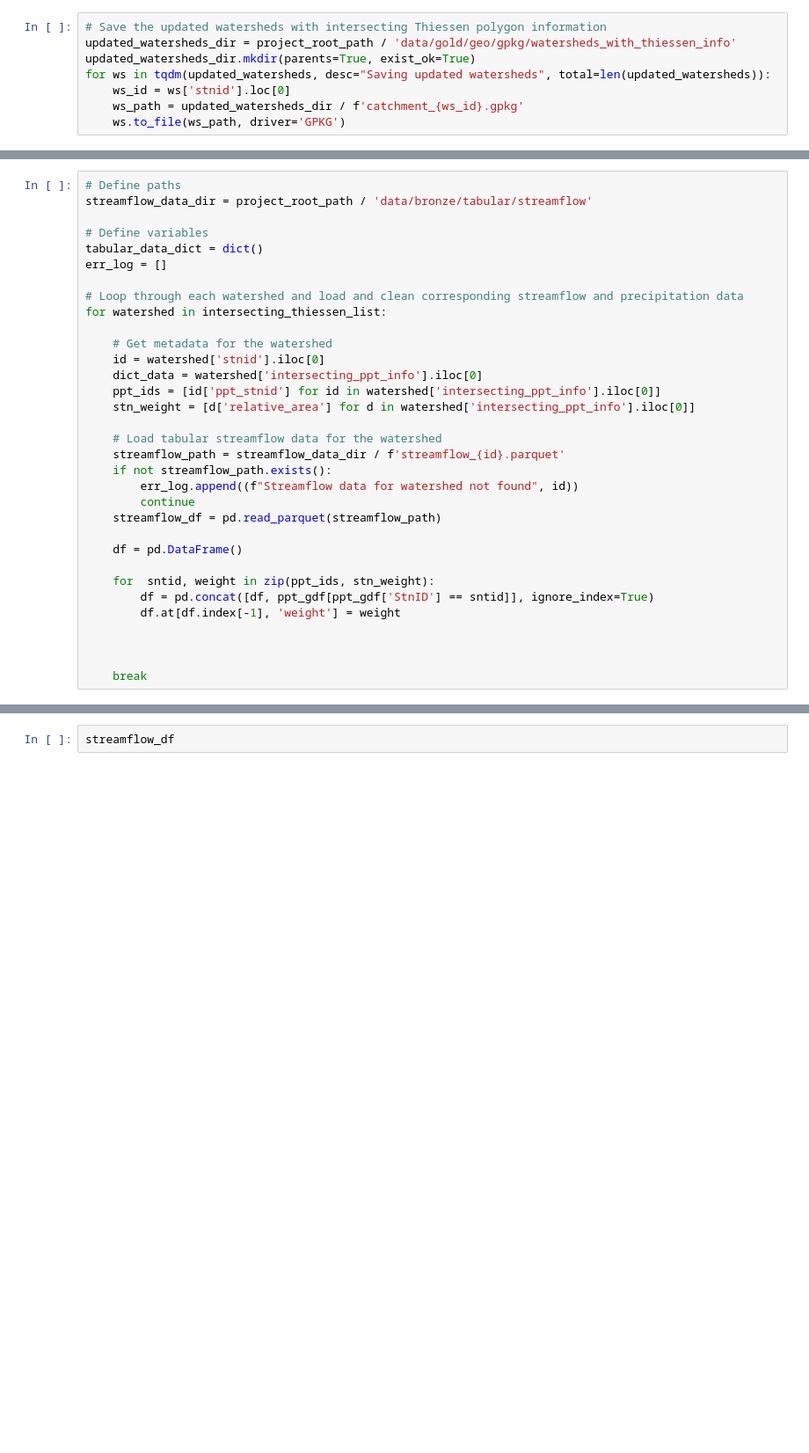
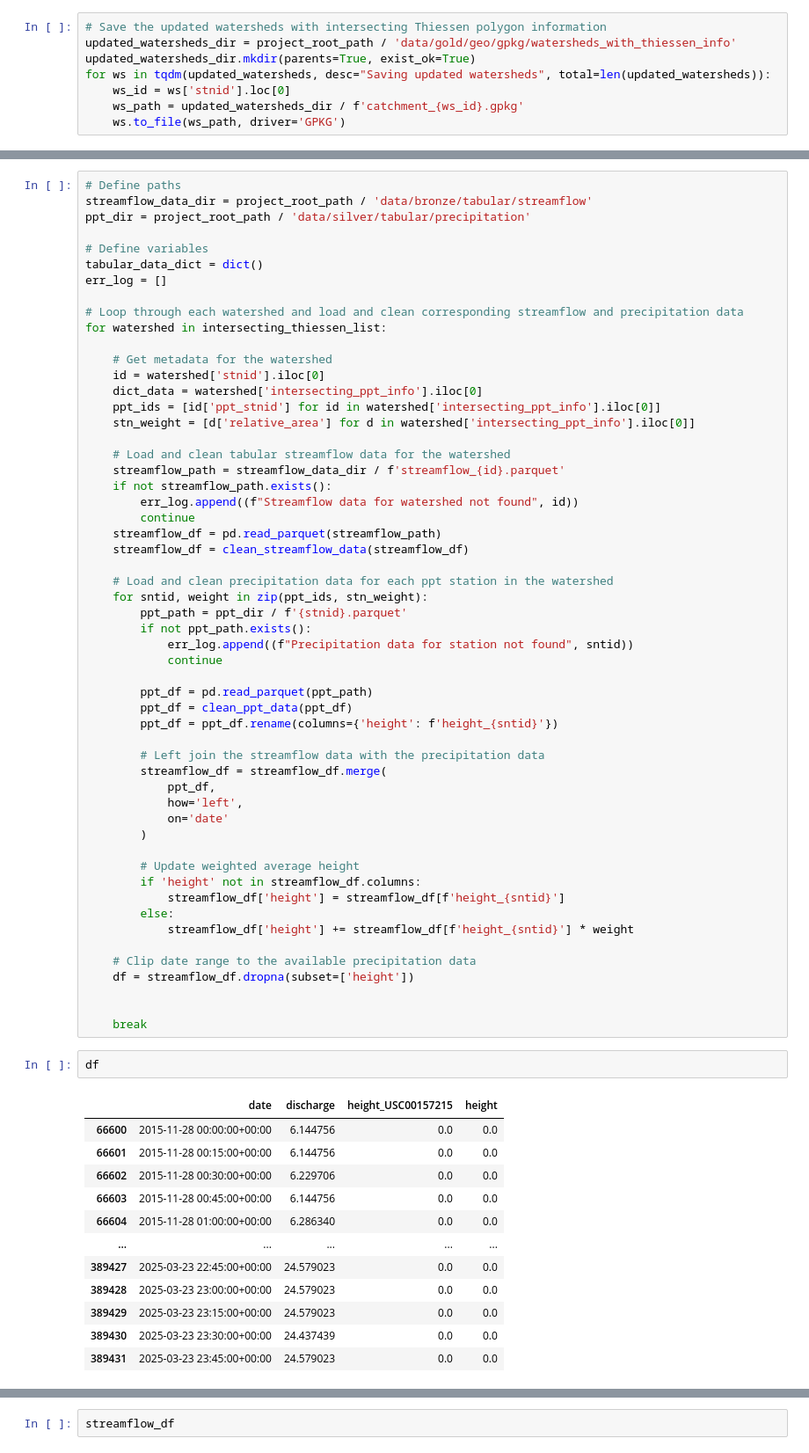
Before and after one commit to vpalvesalan/ML-ModClark-IUH-Model, a Jupyter notebook: notebooks/preprocessing/10_voronoi_polygons.ipynb, the cells around one changed output, grey strips where cells are left out. Shown at 88% size. Drawn from its saved outputs; the diff is of its cells as text; blank space fills up the shorter version.

```diff
--- a/notebooks/preprocessing/10_voronoi_polygons.ipynb
+++ b/notebooks/preprocessing/10_voronoi_polygons.ipynb
@@ -393,6 +421,7 @@ plt.show()
 # %%
 # Define paths
 streamflow_data_dir = project_root_path / 'data/bronze/tabular/streamflow'
+ppt_dir = project_root_path / 'data/silver/tabular/precipitation'
 
 # Define variables
 tabular_data_dict = dict()
@@ -407,19 +436,55 @@ for watershed in intersecting_thiessen_list:
     ppt_ids = [id['ppt_stnid'] for id in watershed['intersecting_ppt_info'].iloc[0]]
     stn_weight = [d['relative_area'] for d in watershed['intersecting_ppt_info'].iloc[0]]
 
-    # Load tabular streamflow data for the watershed
+    # Load and clean tabular streamflow data for the watershed
     streamflow_path = streamflow_data_dir / f'streamflow_{id}.parquet'
     if not streamflow_path.exists():
         err_log.append((f"Streamflow data for watershed not found", id))
         continue
     streamflow_df = pd.read_parquet(streamflow_path)
+    streamflow_df = clean_streamflow_data(streamflow_df)
 
-    df = pd.DataFrame()
+    # Load and clean precipitation data for each ppt station in the watershed
+    for sntid, weight in zip(ppt_ids, stn_weight):
+        ppt_path = ppt_dir / f'{stnid}.parquet'
+        if not ppt_path.exists():
+            err_log.append((f"Precipitation data for station not found", sntid))
+            continue
 
-    for  sntid, weight in zip(ppt_ids, stn_weight):
-        df = pd.concat([df, ppt_gdf[ppt_gdf['StnID'] == sntid]], ignore_index=True)
-        df.at[df.index[-1], 'weight'] = weight
+        ppt_df = pd.read_parquet(ppt_path)
+        ppt_df = clean_ppt_data(ppt_df)
+        ppt_df = ppt_df.rename(columns={'height': f'height_{sntid}'})
 
+        # Left join the streamflow data with the precipitation data
+        streamflow_df = streamflow_df.merge(
+            ppt_df,
+            how='left',
+            on='date'
+        )
+
+        # Update weighted average height
+        if 'height' not in streamflow_df.columns:
+            streamflow_df['height'] = streamflow_df[f'height_{sntid}']
+        else:
+            streamflow_df['height'] += streamflow_df[f'height_{sntid}'] * weight
+
+    # Clip date range to the available precipitation data
+    df = streamflow_df.dropna(subset=['height'])
 
 
     break
+# %%
+df
+# %% [output]
+|  | date | discharge | height_USC00157215 | height |
+| 66600 | 2015-11-28 00:00:00+00:00 | 6.144756 | 0.0 | 0.0 |
+| 66601 | 2015-11-28 00:15:00+00:00 | 6.144756 | 0.0 | 0.0 |
+| 66602 | 2015-11-28 00:30:00+00:00 | 6.229706 | 0.0 | 0.0 |
+| 66603 | 2015-11-28 00:45:00+00:00 | 6.144756 | 0.0 | 0.0 |
+| 66604 | 2015-11-28 01:00:00+00:00 | 6.286340 | 0.0 | 0.0 |
+| ... | ... | ... | ... | ... |
+| 389427 | 2025-03-23 22:45:00+00:00 | 24.579023 | 0.0 | 0.0 |
+| 389428 | 2025-03-23 23:00:00+00:00 | 24.579023 | 0.0 | 0.0 |
+| 389429 | 2025-03-23 23:15:00+00:00 | 24.579023 | 0.0 | 0.0 |
+| 389430 | 2025-03-23 23:30:00+00:00 | 24.437439 | 0.0 | 0.0 |
+| 389431 | 2025-03-23 23:45:00+00:00 | 24.579023 | 0.0 | 0.0 |
```
Also changed, not shown: parts of 17 cells of this notebook.
